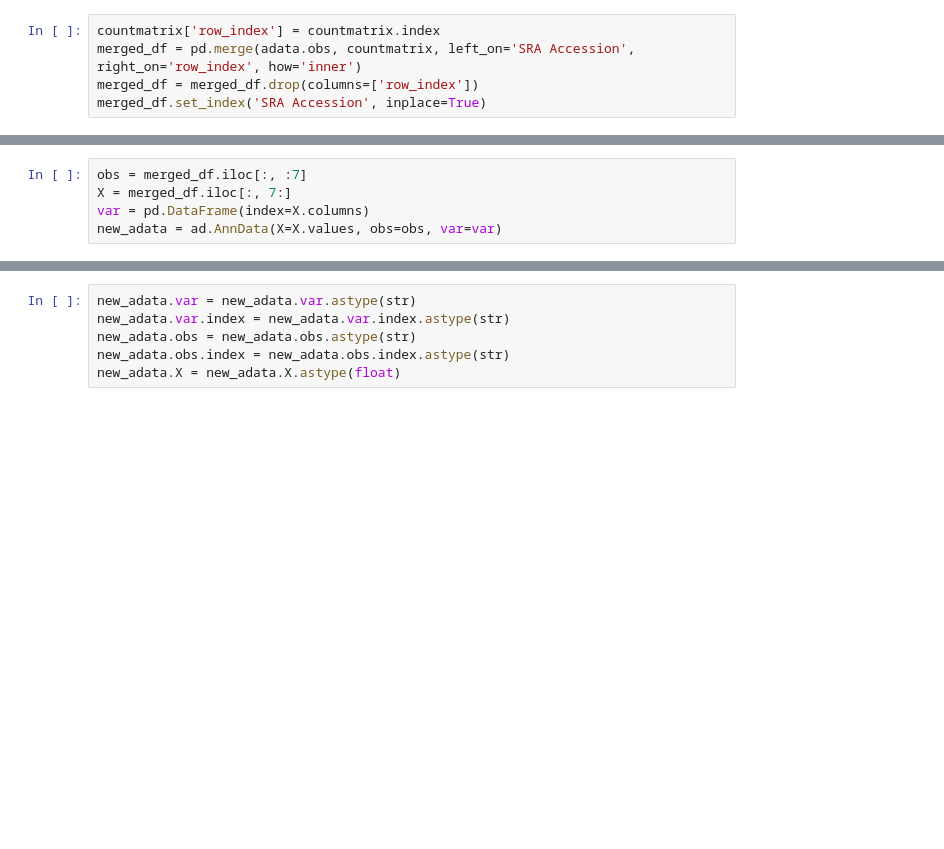
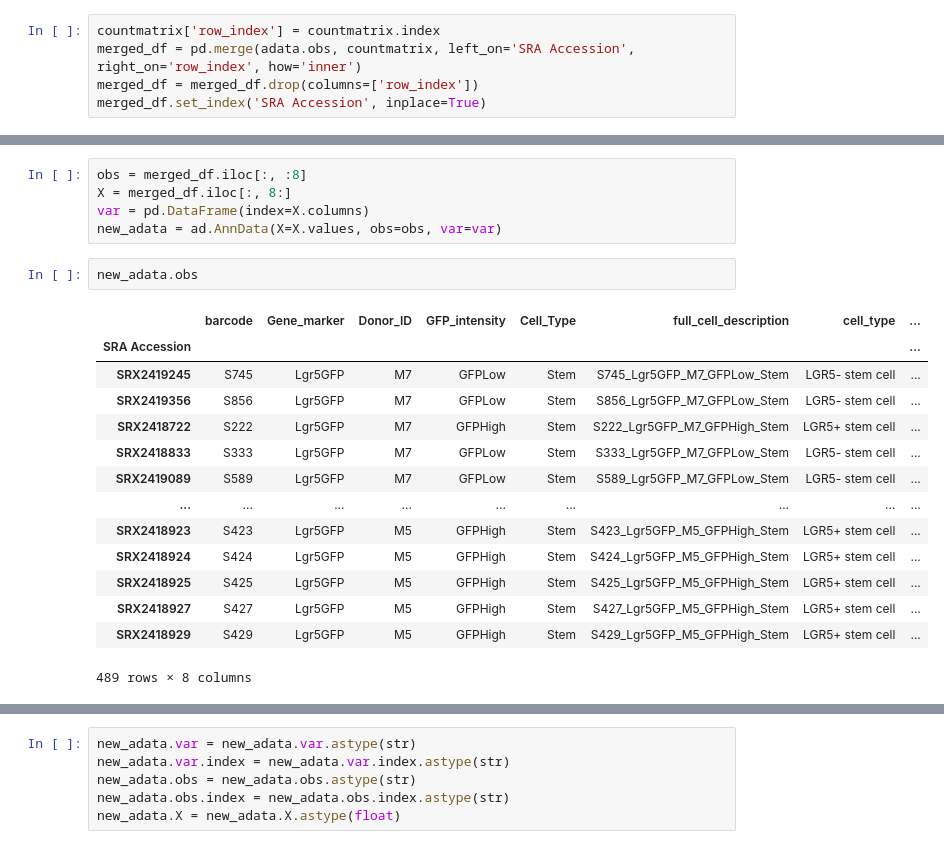
Before and after one commit to Talavera-Lopez-Lab/Fetal_stem_cells_analysis, a Jupyter notebook: 1-fetal_stem_cells/7_fetalSC_vs_LGR5+_and_LGR5-/1_Haber_2017_create_anndata_file.ipynb, the cells around one changed output, grey strips where cells are left out. Saved outputs shown, nothing was run; the diff lists cells and outputs as text; blank space fills up the shorter version.

```diff
--- a/1-fetal_stem_cells/7_fetalSC_vs_LGR5+_and_LGR5-/1_Haber_2017_create_anndata_file.ipynb
+++ b/1-fetal_stem_cells/7_fetalSC_vs_LGR5+_and_LGR5-/1_Haber_2017_create_anndata_file.ipynb
@@ -185,5 +162,22 @@ merged_df
 # %%
-obs = merged_df.iloc[:, :7]
-X = merged_df.iloc[:, 7:]
+obs = merged_df.iloc[:, :8]
+X = merged_df.iloc[:, 8:]
 var = pd.DataFrame(index=X.columns)
 new_adata = ad.AnnData(X=X.values, obs=obs, var=var)
+# %%
+new_adata.obs
+# %% [output]
+|  | barcode | Gene_marker | Donor_ID | GFP_intensity | Cell_Type | full_cell_description | cell_type | ... |
+| SRA Accession |  |  |  |  |  |  |  | ... |
+| SRX2419245 | S745 | Lgr5GFP | M7 | GFPLow | Stem | S745_Lgr5GFP_M7_GFPLow_Stem | LGR5- stem cell | ... |
+| SRX2419356 | S856 | Lgr5GFP | M7 | GFPLow | Stem | S856_Lgr5GFP_M7_GFPLow_Stem | LGR5- stem cell | ... |
+| SRX2418722 | S222 | Lgr5GFP | M7 | GFPHigh | Stem | S222_Lgr5GFP_M7_GFPHigh_Stem | LGR5+ stem cell | ... |
+| SRX2418833 | S333 | Lgr5GFP | M7 | GFPLow | Stem | S333_Lgr5GFP_M7_GFPLow_Stem | LGR5- stem cell | ... |
+| SRX2419089 | S589 | Lgr5GFP | M7 | GFPLow | Stem | S589_Lgr5GFP_M7_GFPLow_Stem | LGR5- stem cell | ... |
+| ... | ... | ... | ... | ... | ... | ... | ... | ... |
+| SRX2418923 | S423 | Lgr5GFP | M5 | GFPHigh | Stem | S423_Lgr5GFP_M5_GFPHigh_Stem | LGR5+ stem cell | ... |
+| SRX2418924 | S424 | Lgr5GFP | M5 | GFPHigh | Stem | S424_Lgr5GFP_M5_GFPHigh_Stem | LGR5+ stem cell | ... |
+| SRX2418925 | S425 | Lgr5GFP | M5 | GFPHigh | Stem | S425_Lgr5GFP_M5_GFPHigh_Stem | LGR5+ stem cell | ... |
+| SRX2418927 | S427 | Lgr5GFP | M5 | GFPHigh | Stem | S427_Lgr5GFP_M5_GFPHigh_Stem | LGR5+ stem cell | ... |
+| SRX2418929 | S429 | Lgr5GFP | M5 | GFPHigh | Stem | S429_Lgr5GFP_M5_GFPHigh_Stem | LGR5+ stem cell | ... |
+489 rows × 8 columns
```
Also changed, not shown: parts of 51 cells of this notebook.
